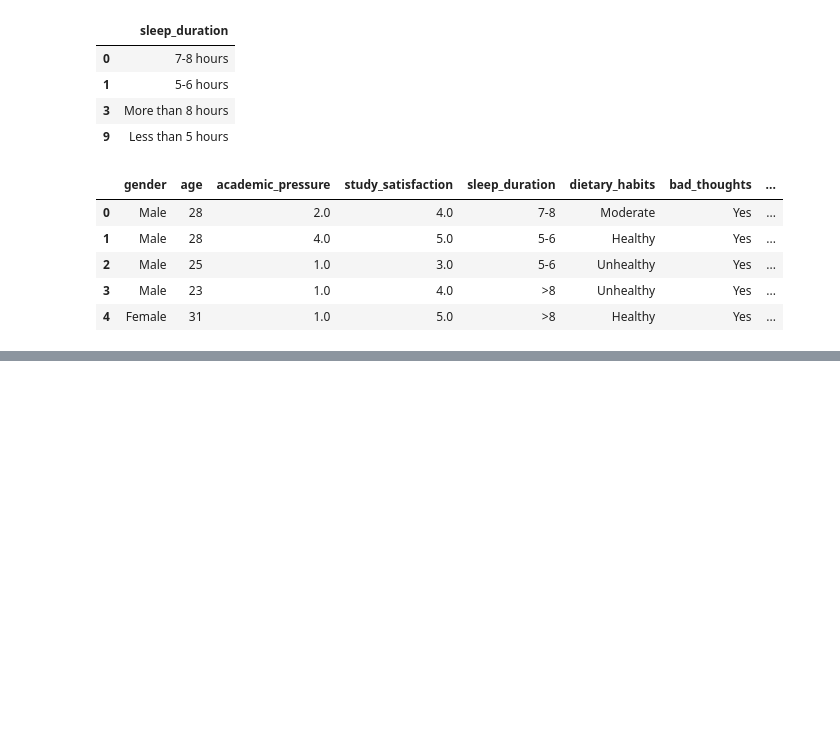
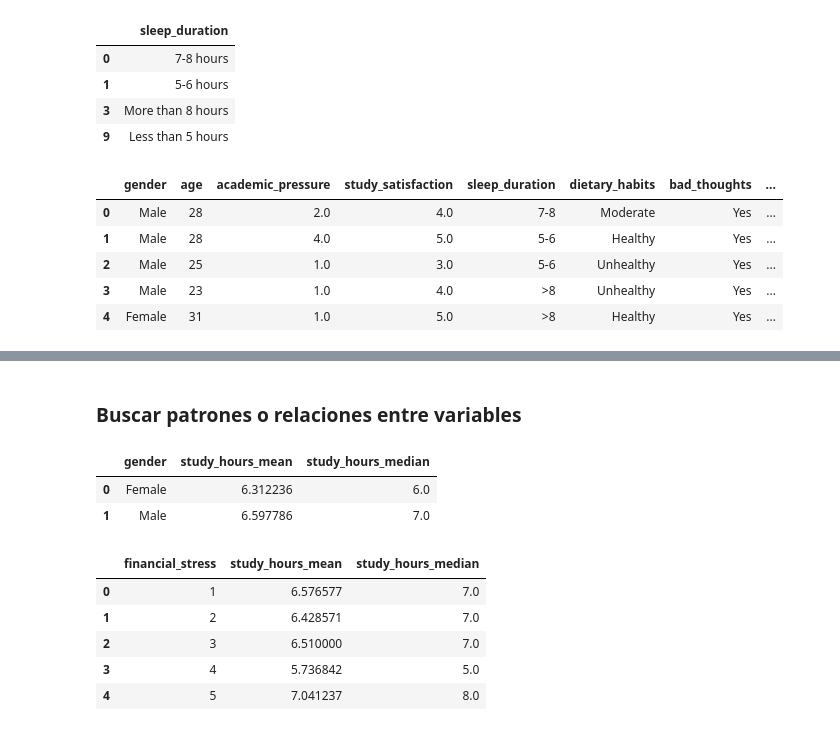
Before and after one commit to GalletaOreo98/Data-Science, a Jupyter notebook: EDA Students Depression/eda_students_depression.ipynb, the cells around one changed output, grey strips where cells are left out. Drawn from its saved outputs; the diff is of its cells as text; code cells hidden in the pictures; blank space fills up the shorter version.

```diff
--- a/EDA Students Depression/eda_students_depression.ipynb
+++ b/EDA Students Depression/eda_students_depression.ipynb
@@ -92,0 +140,31 @@ os_grouped
+# %% [markdown]
+### Buscar patrones o relaciones entre variables
+# %%
+age_grouped = dataset.groupby(
+    "gender" , as_index=False
+).agg({
+    "study_hours": ["mean", "median"]
+})
+
+age_grouped.columns = ["gender", "study_hours_mean", "study_hours_median"]
+age_grouped
+# %% [output]
+|  | gender | study_hours_mean | study_hours_median |
+| 0 | Female | 6.312236 | 6.0 |
+| 1 | Male | 6.597786 | 7.0 |
+# %%
+financial_stress_grouped = dataset.groupby(
+    "financial_stress" , as_index=False
+).agg({
+    "study_hours": ["mean", "median"]
+})
+
+financial_stress_grouped.columns = ["financial_stress", "study_hours_mean", "study_hours_median"]
+financial_stress_grouped
+# %% [output]
+|  | financial_stress | study_hours_mean | study_hours_median |
+| 0 | 1 | 6.576577 | 7.0 |
+| 1 | 2 | 6.428571 | 7.0 |
+| 2 | 3 | 6.510000 | 7.0 |
+| 3 | 4 | 5.736842 | 5.0 |
+| 4 | 5 | 7.041237 | 8.0 |
```
Also changed, not shown: parts of 9 cells of this notebook.
